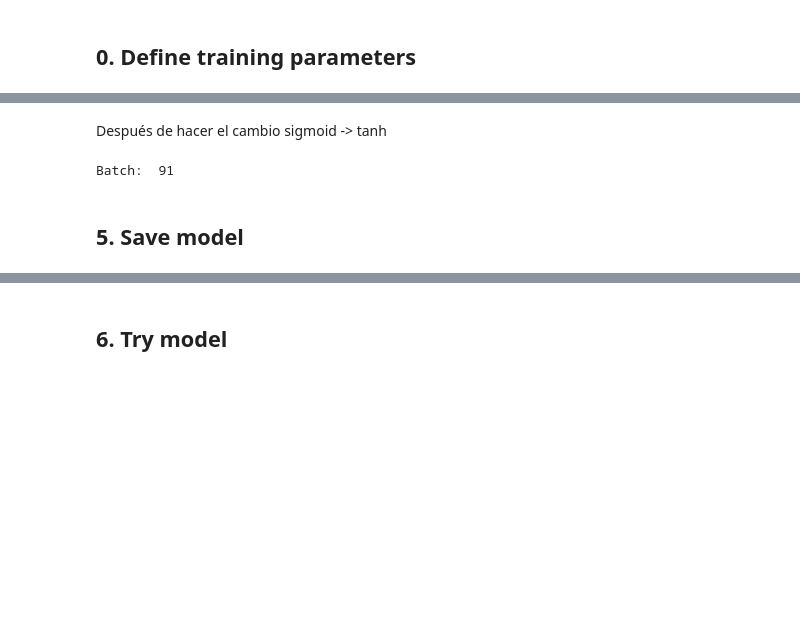
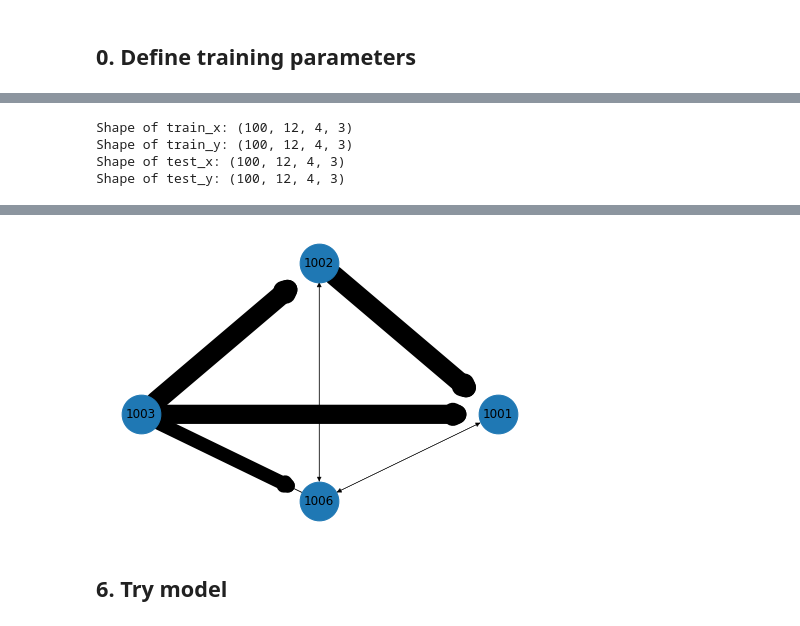
Before and after one commit to elena-sg/madrid-traffic, a Jupyter notebook: notebooks/08-train_gnn.ipynb, the cells around one changed output, grey strips where cells are left out. Saved outputs shown, nothing was run; the diff lists cells and outputs as text; code cells hidden in the pictures; blank space fills up the shorter version.

```diff
--- a/notebooks/08-train_gnn.ipynb
+++ b/notebooks/08-train_gnn.ipynb
@@ -194,26 +61,0 @@ loss_fn = masked_mae_loss
-# %% [markdown]
-Después de hacer el cambio sigmoid -> tanh
-# %%
-train_losses = []
-#valid_losses = []
-test_losses = []
-for e in range(epochs):
-    train(dcrnn, g, train_loader, optimizer, scheduler, normalizer, loss_fn, device, batch_size, max_grad_norm, minimum_lr)
-    train_loss = eval(dcrnn, g, train_loader, normalizer, loss_fn, device, batch_size)
-    #valid_loss = eval(dcrnn, g, valid_loader, normalizer, loss_fn, device, batch_size)
-    test_loss = eval(dcrnn, g, test_loader, normalizer, loss_fn, device, batch_size)
-    print(f"Epoch: {e} Train Loss: {train_loss} Test Loss: {test_loss}")
-
-    train_losses.append(train_loss)
-    #valid_losses.append(valid_loss)
-    test_losses.append(test_loss)
-
-    fig, ax = plt.subplots(figsize=(14, 4))
-    ax.plot(train_losses, label="train")
-    #ax.plot(valid_losses, label="validation")
-    ax.plot(test_losses, label="test")
-    plt.legend()
-    plt.savefig(f"{training_folder}/learning_curve.svg")
-    plt.close(fig)
-# %% [output]
-Batch:  91
@@ -228,2 +61,0 @@ with open(f"{training_folder}/losses/test.pkl", "wb") as f:
-# %% [markdown]
-## 5. Save model
@@ -231,0 +62,7 @@ torch.save(dcrnn.state_dict(), f"{training_folder}/model.pt")
+# %%
+train_with_args(args, data_dict, meteo_dict, temporal_dict)
+# %% [output]
+Shape of train_x: (100, 12, 4, 3)
+Shape of train_y: (100, 12, 4, 3)
+Shape of test_x: (100, 12, 4, 3)
+Shape of test_y: (100, 12, 4, 3)
@@ -232,3 +86,4 @@ torch.save(dcrnn.state_dict(), f"{training_folder}/model.pt")
+[figure, added]
 # %% [markdown]
 ## 6. Try model
 # %%
```
Also changed, not shown: parts of 29 cells of this notebook, 13 other files.
